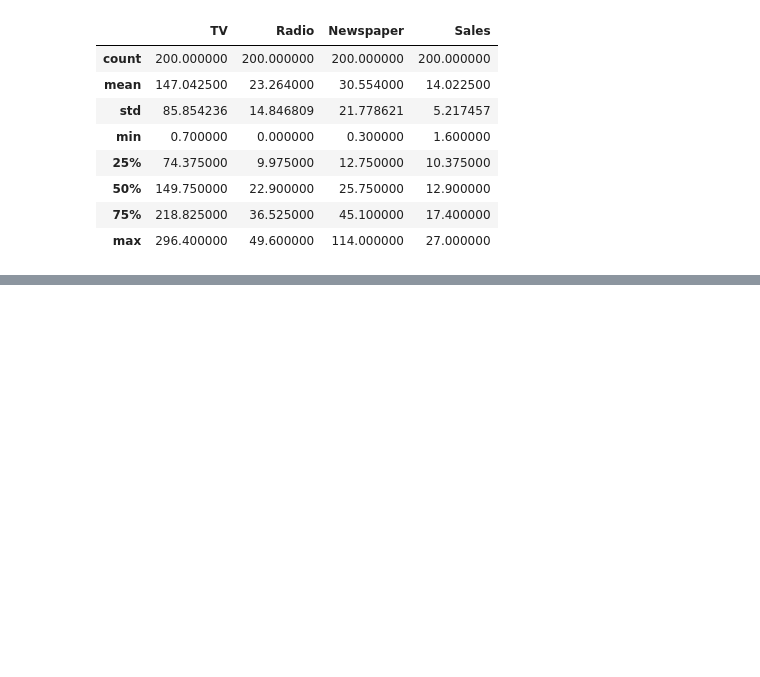
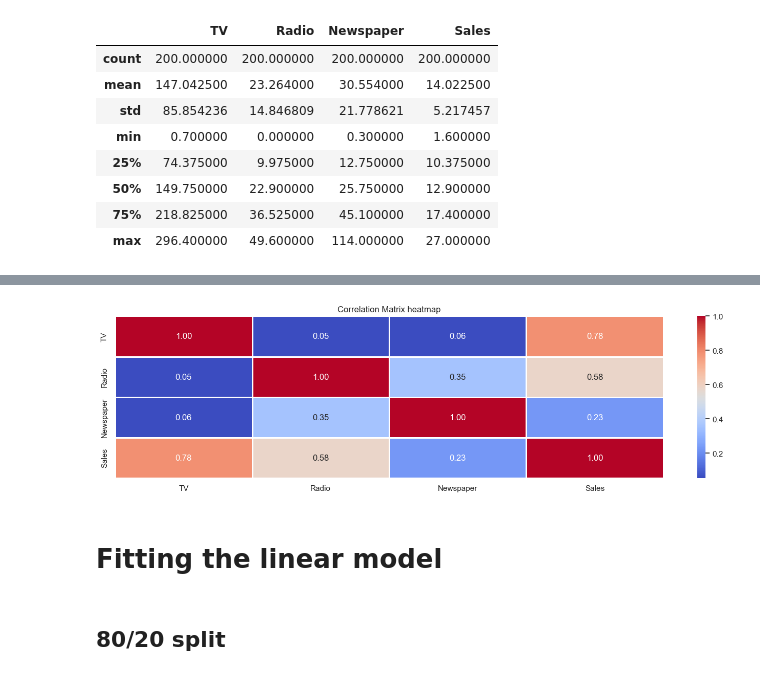
Before and after one commit to kjkyagambiddwa/OIBSIP, a Jupyter notebook: DataScience-Task5-SalesPrediction/Sales_Prediction.ipynb, the cells around one changed output, grey strips where cells are left out. Saved outputs shown, nothing was run; the diff lists cells and outputs as text; code cells hidden in the pictures; blank space fills up the shorter version.

```diff
--- a/DataScience-Task5-SalesPrediction/Sales_Prediction.ipynb
+++ b/DataScience-Task5-SalesPrediction/Sales_Prediction.ipynb
@@ -91,0 +133,19 @@ Key Insights
+# %%
+plt.figure(figsize=(14,4))
+sns.heatmap(
+    cor_matrix,
+    annot=True,
+    fmt=".2f",
+    cmap="coolwarm",
+    linewidth=1,
+    cbar=True
+)
+plt.title("Correlation Matrix heatmap")
+plt.tight_layout()
+plt.show()
+# %% [output]
+[figure, added]
+# %% [markdown]
+# Fitting the linear model
+# %% [markdown]
+## 80/20 split
```
Also changed, not shown: parts of 18 cells of this notebook.
